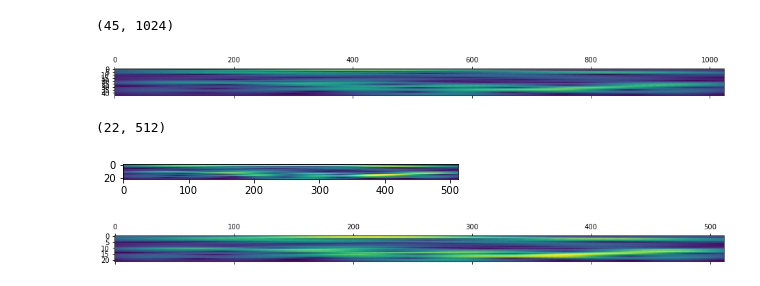
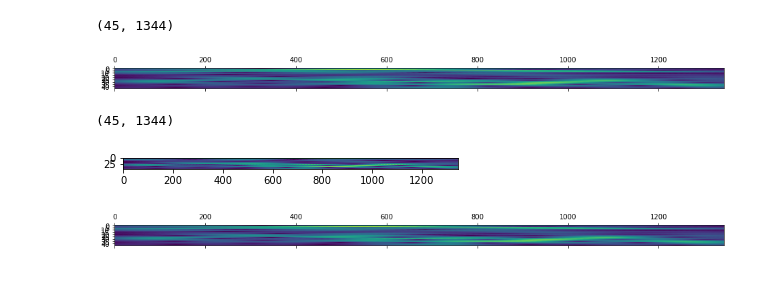
Before and after one commit to EdgarMoyete/Espectros, a Jupyter notebook: EscalogramaImgCWTMeCa.ipynb, the cells around one changed output. Cells and saved outputs as stored; diff of their text form; code cells hidden in the pictures.

```diff
--- a/EscalogramaImgCWTMeCa.ipynb
+++ b/EscalogramaImgCWTMeCa.ipynb
@@ -13,7 +13,7 @@ import cv2
 # 18*1344 = 24192, 19*1344 = 25536
 # 18*1024 = 18432, 19*1024 = 19456
 # 18*1344+160 = 24352, 19*1344-160 = 25376
-canalC4 = pd.read_csv("MeCa_10_1.csv", header=None).iloc[0, 24352:25376]
+canalC4 = pd.read_csv("MeCa_car_10_1.csv", header=None).iloc[0, 24192:25536]
 # canalC4 = pd.read_csv("VentaneoMC-01-1.csv", header=None).iloc[1, 18432:19456]
 # %%
 canalC4.shape
@@ -52,20 +67,20 @@ print(x.shape)
 plt.matshow(x)
 plt.show()
 # %% [output]
-(45, 1024)
+(45, 1344)
-[figure, old version]
+[figure, new version]
 # %%
 # en el resize los dos se dividen entre 4
-dim = (512, 22) #ancho, alto
+dim = (1344, 45) #ancho, alto
 
 resized = cv2.resize(x, dim, interpolation=cv2.INTER_AREA)
 print(resized.shape)
 plt.imshow(resized)
 plt.show()
 
 plt.matshow(resized)
 plt.show()
 # %% [output]
-(22, 512)
+(45, 1344)
-[figure, old version]
+[figure, new version]
-[figure, old version]
+[figure, new version]
```
Also changed, not shown: parts of 5 cells of this notebook, 1 other file.
